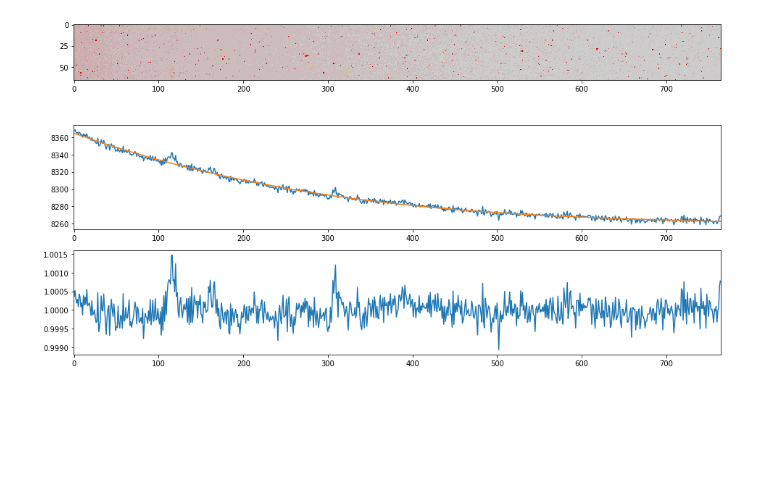
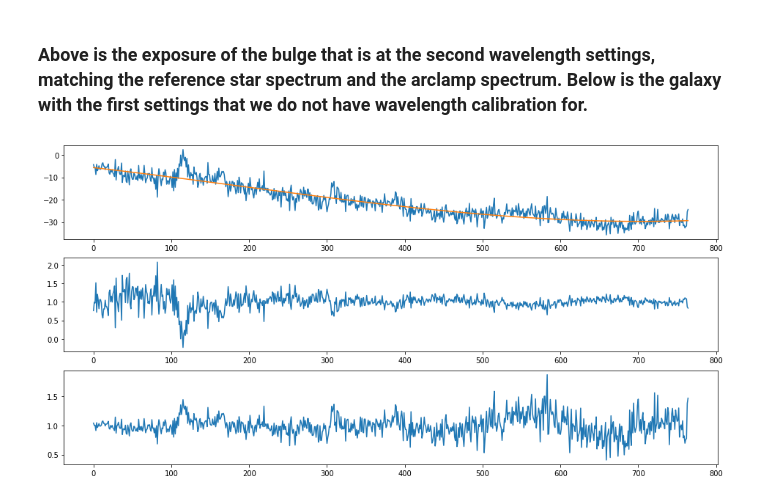
Before and after one commit to NMiklave/ast443-nyc, a Jupyter notebook: lab3/notebook/lab3-analysis.ipynb, the cells around one changed output. Drawn from its saved outputs; the diff is of its cells as text; code cells hidden in the pictures; blank space fills up the shorter version.

```diff
--- a/lab3/notebook/lab3-analysis.ipynb
+++ b/lab3/notebook/lab3-analysis.ipynb
@@ -29,0 +12,18 @@ plt.show()
+# %%
+ngc891 = fits.open('../new_data/bulge_ngc891.00000001.FIT')
+
+# Make the master dark
+#   30min_dark.00000002.DARK.FIT has residual lines in it, not used
+dark30m_names = ['dark_30m.00000001.DARK.FIT', 'newnew_dark.00000000.DARK.FIT',
+                 '30min_dark.00000004.DARK.FIT', 'newnew_dark.00000001.DARK.FIT']
+dark30m = []
+for file in dark30m_names:
+    dark = fits.open('../new_data/{0}'.format(file))
+    dark30m.append(dark[0].data)
+    dark.close()
+
+master_dark = np.median(dark30m, axis=0)
+
+data = ngc891[0].data
+
+ngc891.close()
@@ -30,20 +195,26 @@ plt.show()
+# %% [markdown]
+### Above is the exposure of the bulge that is at the second wavelength settings, matching the reference star spectrum and the arclamp spectrum. Below is the galaxy with the first settings that we do not have wavelength calibration for.
 # %%
-ngc891 = fits.open('../good_data/bulge_ngc891.00000001.FIT')
+ngc_first = fits.open('../new_data/ngc_bulge_2.00000003.FIT')
+ngc_dataset_1 = ngc_first[0].data
+ngc_first.close()
 
-data = ngc891[0].data
-avg_ngc891_slit1 = np.median(data[26:92], axis=0)
+dataset2 = (ngc_dataset_1-master_dark_replaced)/normflat
+datamean2 = np.median(data_calibrated[22:89], axis=0)
 
-fitslit1 = np.poly1d(np.polyfit(np.arange(1, 766), avg_ngc891_slit1, 3))
+fit2 = np.poly1d(np.polyfit(np.arange(1, 766), datamean2, 3))
 
-fig, axs = plt.subplots(3, 1, figsize=(16, 9))
-axs[0].imshow(np.log10(data[26:92][:]), cmap='nipy_spectral_r')         # 50 mm slit
-axs[1].plot(avg_ngc891_slit1)
-axs[1].plot(fitslit1(np.arange(1, 766)))
-axs[1].set_xlim(axs[0].get_xlim())
-axs[2].plot(avg_ngc891_slit1/fitslit1(np.arange(1, 766)))
-axs[2].set_xlim(axs[0].get_xlim())
+fig, axs = plt.subplots(3, 1, figsize=(16, 8))
 
-ngc891.close()
+axs[0].plot(datamean2)
+axs[0].plot(fit2(np.arange(1, 766)))
+axs[1].plot(datamean2/fit2(np.arange(1, 766)))
+
+datamean2 = np.array([x+40 for x in datamean2])
+fit2 = np.poly1d(np.polyfit(np.arange(1, 766), datamean2, 3))
+
+axs[2].plot(datamean2/fit2(np.arange(1, 766)))
+
 plt.show()
 # %% [output]
-[figure, old version]
+[figure, new version]
```
Also changed, not shown: parts of 8 cells of this notebook, 1 other file.
